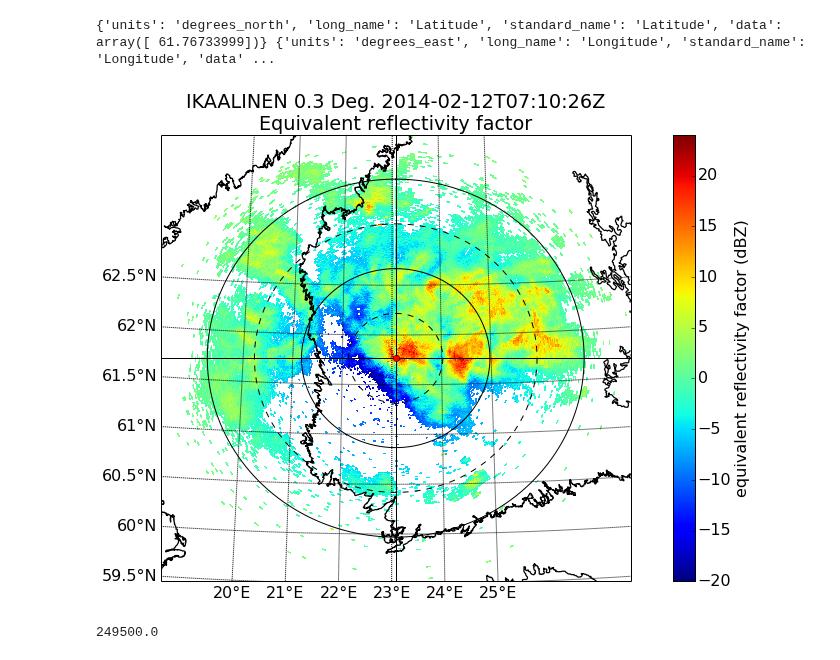
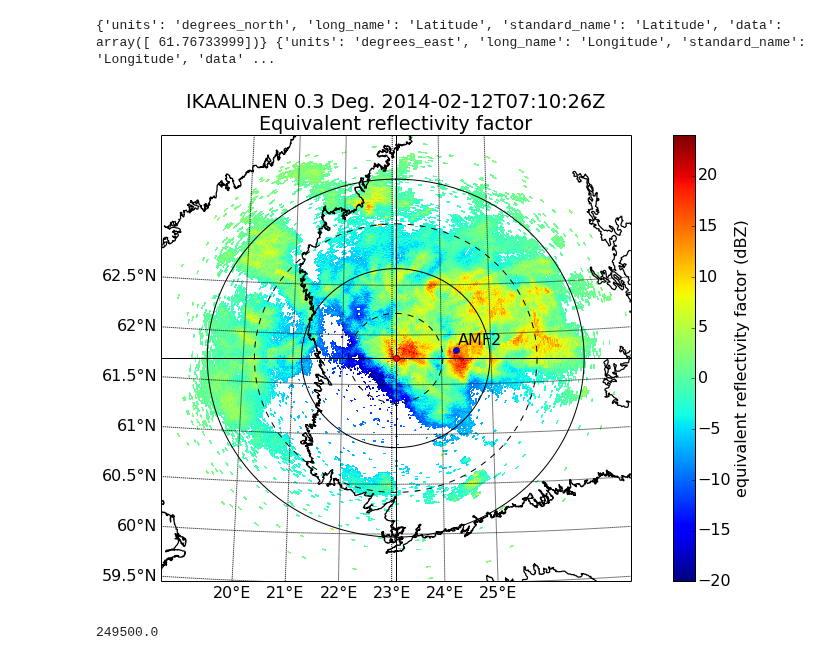
Before and after one commit to scollis/notebooks, a Jupyter notebook: finland/Investigating FNMI C-Band.ipynb, the cells around one changed output. Saved outputs shown, nothing was run; the diff lists cells and outputs as text; code cells hidden in the pictures.

```diff
--- a/finland/Investigating FNMI C-Band.ipynb
+++ b/finland/Investigating FNMI C-Band.ipynb
@@ -19,28 +19,29 @@ print radar.latitude, radar.longitude
 # %%
 font = {'size' : 16}
 rc('font', **font)
 f = plt.figure(figsize=[15,8])
 myd = pyart.graph.RadarMapDisplay(radar)
 myd.plot_ppi_map('reflectivity', 0, vmin=-20, vmax=24, resolution = 'h',
                  lat_lines = np.arange(59,63,.5),lon_lines = np.arange(20,26,1) )
 
 myd.plot_range_ring(200.0)
 myd.plot_range_ring(150.0, line_style = 'k--')
 myd.plot_range_ring(100.0)
 myd.plot_range_ring(50.0, line_style = 'k--')
 myd.plot_line_xy(np.array([-250000.0, 250000.0]), np.array([0.0,0.0]), line_style = 'k-')
 myd.plot_line_xy(np.array([0.0,0.0]),np.array([-250000.0, 250000.0]), line_style = 'k-')
 
 
 myd.plot_point(radar.longitude['data'], radar.latitude['data'])
+myd.plot_point( 24.287847,61.843536, label_text = 'AMF2', label_offset=[.05,.05], symbol = 'bo' )
 ax1 = plt.gca()
 x0,x1 = ax1.get_xlim()
 y0,y1 = ax1.get_ylim()
 ax1.set_aspect((x1-x0)/(y1-y0) - .05)
 
 #plt.text(xp, yp, 'foo')
 # %% [output]
-[figure, old version]
+[figure, new version]
 # %%
 print radar.range['data'].max()
 # %% [output]
```
